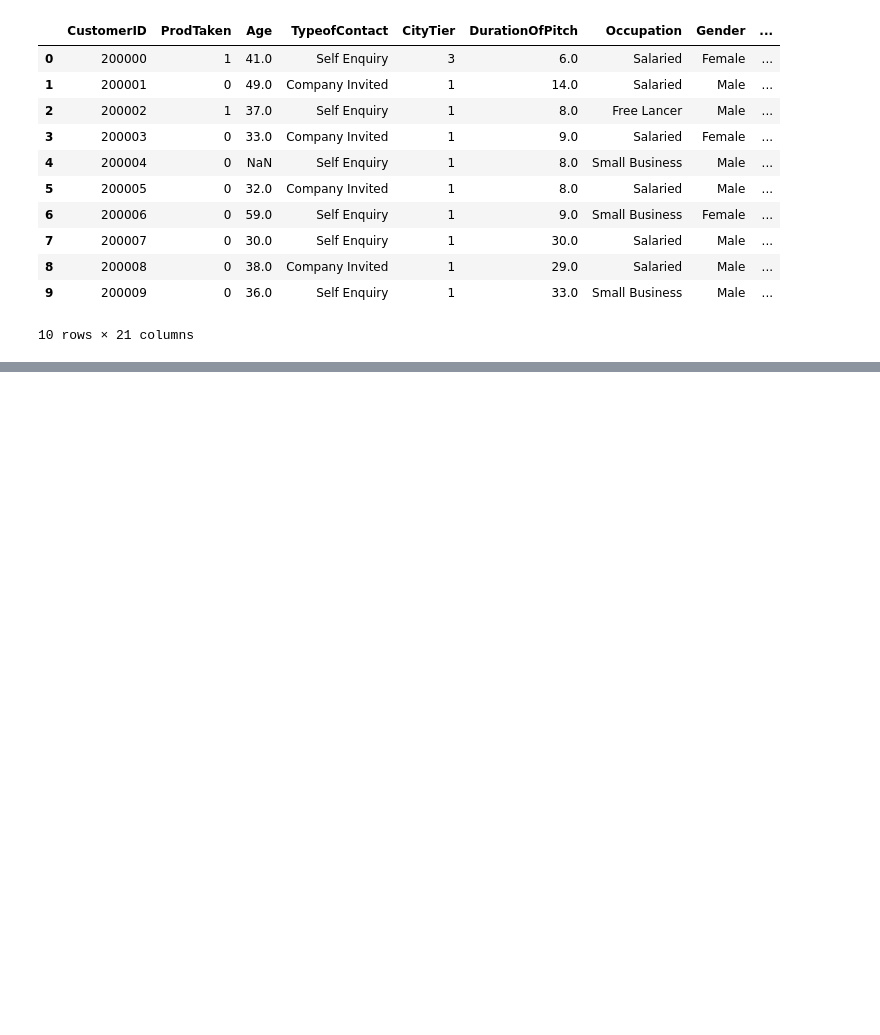
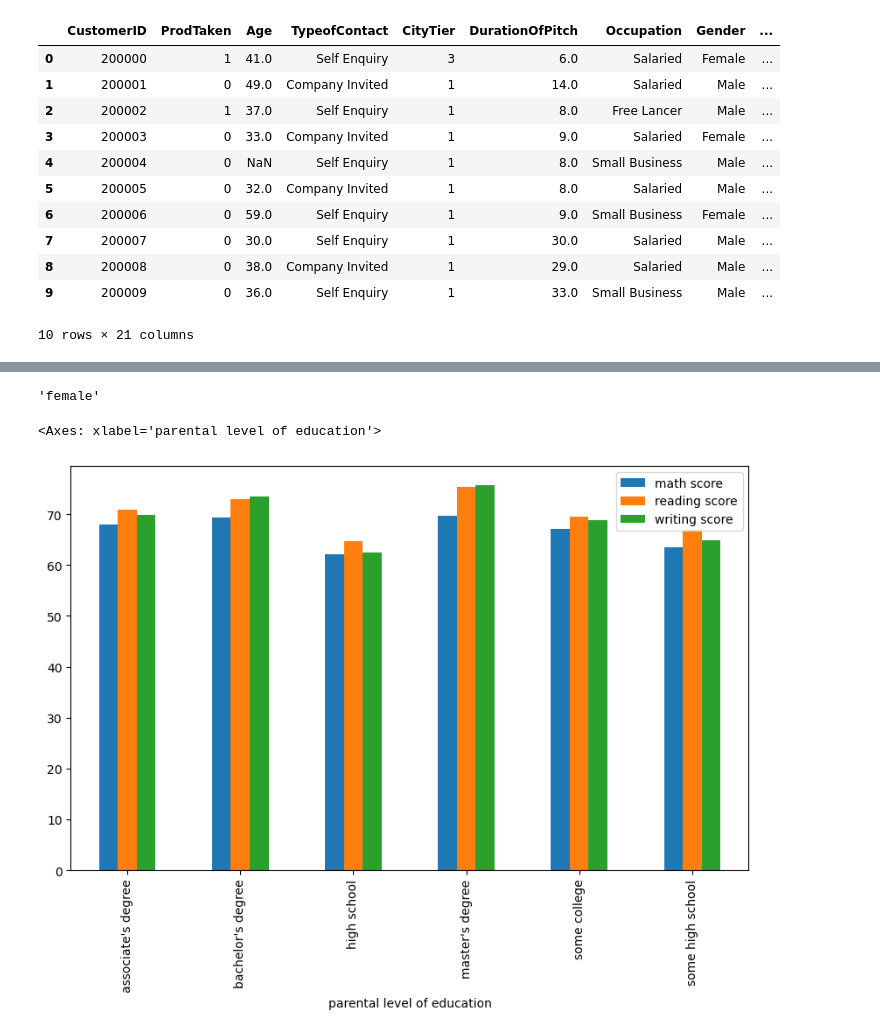
Before and after one commit to vinayiet/Python_Assignment1, a Jupyter notebook: Pandas_basics.ipynb, the cells around one changed output, grey strips where cells are left out. Saved outputs shown, nothing was run; the diff lists cells and outputs as text; code cells hidden in the pictures; blank space fills up the shorter version.

```diff
--- a/Pandas_basics.ipynb
+++ b/Pandas_basics.ipynb
@@ -276,3 +276,10 @@ df[0:10]
 | 8 | 200008 | 0 | 38.0 | Company Invited | 1 | 29.0 | Salaried | Male | ... |
 | 9 | 200009 | 0 | 36.0 | Self Enquiry | 1 | 33.0 | Small Business | Male | ... |
 10 rows × 21 columns
+# %%
+import pandas as pd
+
+
+df = pd.read_csv('StudentsPerformance.csv')
+
+df
@@ -278,0 +300,3 @@ df[0:10]
+# %%
+# Q1 Display avg marks
+df['avg'] = (df['writing score'] + df['math score'] + df['reading score'])/3
@@ -278,0 +319,11 @@ df[0:10]
+# %%
+# Q2 who performed well in writiing
+df.groupby('gender')['writing score'].mean().idxmax()
+# %% [output]
+'female'
+# %%
+group_scores = df.groupby('parental level of education')[['math score', 'reading score', 'writing score']].mean()
+group_scores.plot(kind='bar', figsize=(10, 6))
+# %% [output]
+<Axes: xlabel='parental level of education'>
+[figure, added]
```
Also changed, not shown: parts of 11 cells of this notebook, 4 other files.
